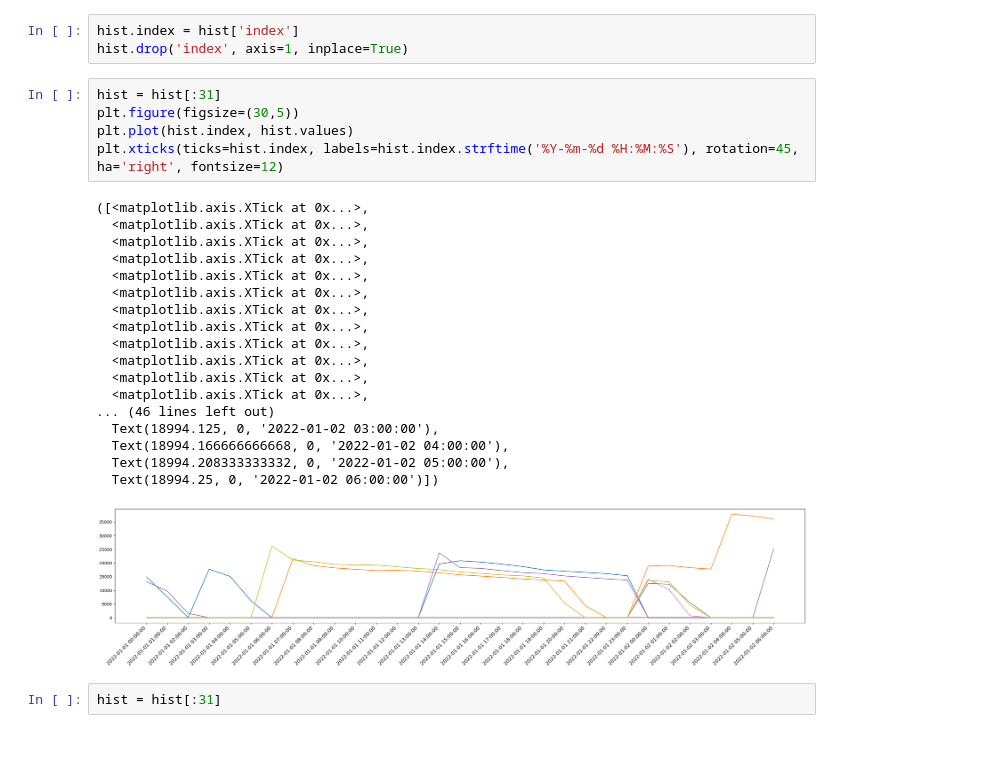
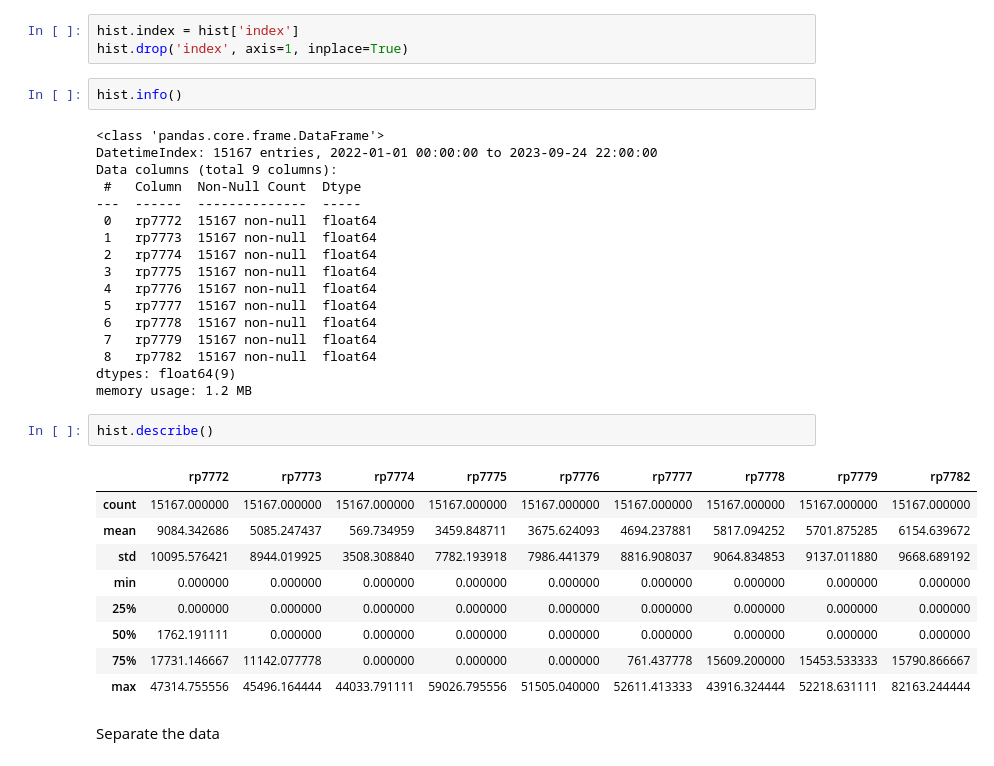
Before and after one commit to KyleCarlo/Predicting-Fuel-Consumption, a Jupyter notebook: Course-Model-perhour.ipynb, the cells around one changed output. Cells and saved outputs as stored; diff of their text form.

```diff
--- a/Course-Model-perhour.ipynb
+++ b/Course-Model-perhour.ipynb
@@ -29,28 +37,35 @@ hist = pd.read_sql(query, engine)
 hist.index = hist['index']
 hist.drop('index', axis=1, inplace=True)
 # %%
-hist = hist[:31]
-plt.figure(figsize=(30,5))
-plt.plot(hist.index, hist.values)
-plt.xticks(ticks=hist.index, labels=hist.index.strftime('%Y-%m-%d %H:%M:%S'), rotation=45, ha='right', fontsize=12)
+hist.info()
 # %% [output]
-([<matplotlib.axis.XTick at 0x...>,
-  <matplotlib.axis.XTick at 0x...>,
-  <matplotlib.axis.XTick at 0x...>,
-  <matplotlib.axis.XTick at 0x...>,
-  <matplotlib.axis.XTick at 0x...>,
-  <matplotlib.axis.XTick at 0x...>,
-  <matplotlib.axis.XTick at 0x...>,
-  <matplotlib.axis.XTick at 0x...>,
-  <matplotlib.axis.XTick at 0x...>,
-  <matplotlib.axis.XTick at 0x...>,
-  <matplotlib.axis.XTick at 0x...>,
-  <matplotlib.axis.XTick at 0x...>,
-... (46 lines left out)
-  Text(18994.125, 0, '2022-01-02 03:00:00'),
-  Text(18994.166666666668, 0, '2022-01-02 04:00:00'),
-  Text(18994.208333333332, 0, '2022-01-02 05:00:00'),
-  Text(18994.25, 0, '2022-01-02 06:00:00')])
+<class 'pandas.core.frame.DataFrame'>
+DatetimeIndex: 15167 entries, 2022-01-01 00:00:00 to 2023-09-24 22:00:00
+Data columns (total 9 columns):
+ #   Column  Non-Null Count  Dtype
+---  ------  --------------  -----
+ 0   rp7772  15167 non-null  float64
+ 1   rp7773  15167 non-null  float64
+ 2   rp7774  15167 non-null  float64
+ 3   rp7775  15167 non-null  float64
+ 4   rp7776  15167 non-null  float64
+ 5   rp7777  15167 non-null  float64
+ 6   rp7778  15167 non-null  float64
+ 7   rp7779  15167 non-null  float64
+ 8   rp7782  15167 non-null  float64
+dtypes: float64(9)
+memory usage: 1.2 MB
-[figure, removed]
 # %%
-hist = hist[:31]
+hist.describe()
+# %% [output]
+|  | rp7772 | rp7773 | rp7774 | rp7775 | rp7776 | rp7777 | rp7778 | rp7779 | rp7782 |
+| count | 15167.000000 | 15167.000000 | 15167.000000 | 15167.000000 | 15167.000000 | 15167.000000 | 15167.000000 | 15167.000000 | 15167.000000 |
+| mean | 9084.342686 | 5085.247437 | 569.734959 | 3459.848711 | 3675.624093 | 4694.237881 | 5817.094252 | 5701.875285 | 6154.639672 |
+| std | 10095.576421 | 8944.019925 | 3508.308840 | 7782.193918 | 7986.441379 | 8816.908037 | 9064.834853 | 9137.011880 | 9668.689192 |
+| min | 0.000000 | 0.000000 | 0.000000 | 0.000000 | 0.000000 | 0.000000 | 0.000000 | 0.000000 | 0.000000 |
+| 25% | 0.000000 | 0.000000 | 0.000000 | 0.000000 | 0.000000 | 0.000000 | 0.000000 | 0.000000 | 0.000000 |
+| 50% | 1762.191111 | 0.000000 | 0.000000 | 0.000000 | 0.000000 | 0.000000 | 0.000000 | 0.000000 | 0.000000 |
+| 75% | 17731.146667 | 11142.077778 | 0.000000 | 0.000000 | 0.000000 | 761.437778 | 15609.200000 | 15453.533333 | 15790.866667 |
+| max | 47314.755556 | 45496.164444 | 44033.791111 | 59026.795556 | 51505.040000 | 52611.413333 | 43916.324444 | 52218.631111 | 82163.244444 |
+# %% [markdown]
+Separate the data
```
Also changed, not shown: parts of 30 cells of this notebook.
